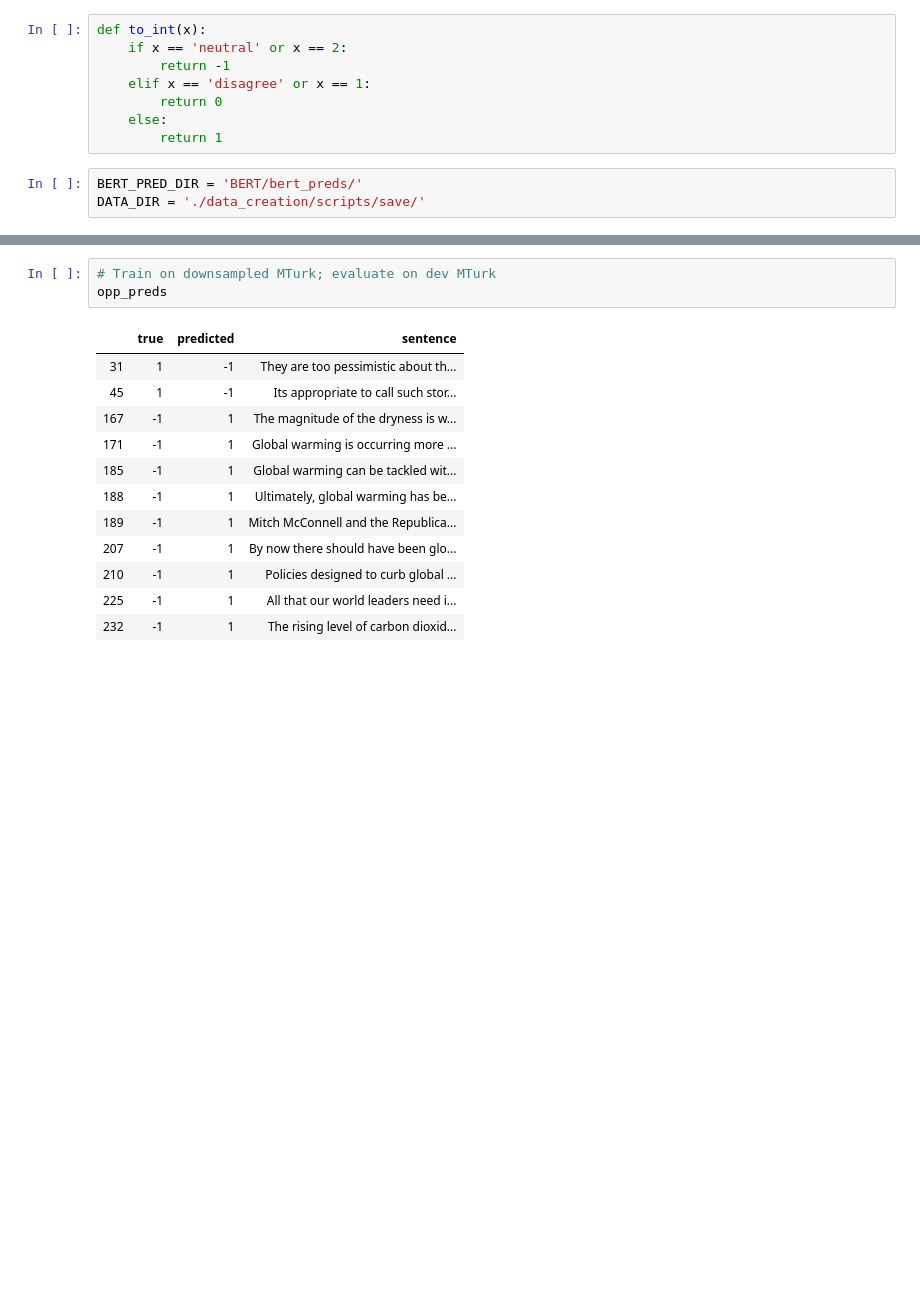
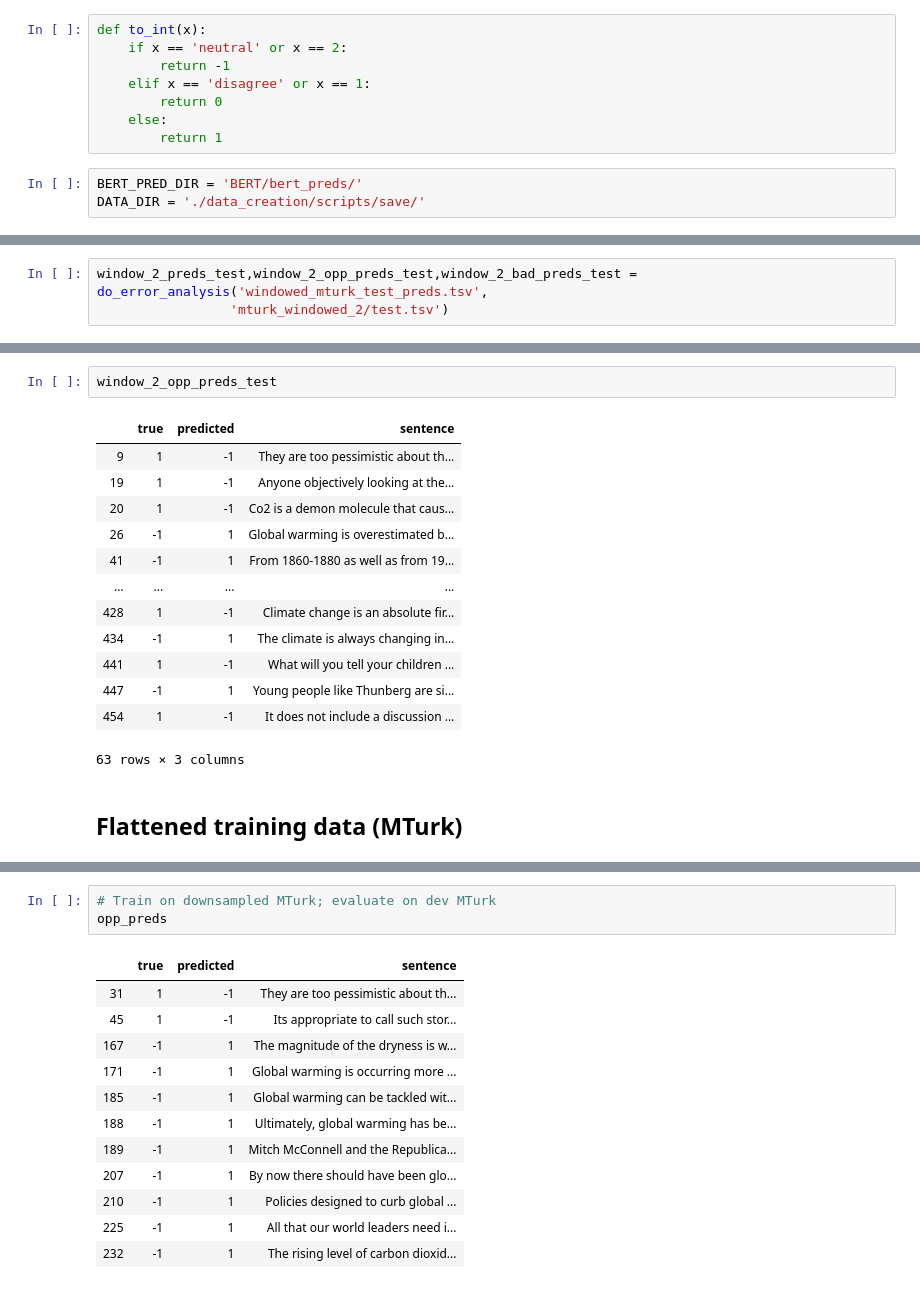
Before and after one commit to yiweiluo/GWStance, a Jupyter notebook: cc_stance/Error_analysis.ipynb, the cells around one changed output, grey strips where cells are left out. Saved outputs shown, nothing was run; the diff lists cells and outputs as text; blank space fills up the shorter version.

```diff
--- a/cc_stance/Error_analysis.ipynb
+++ b/cc_stance/Error_analysis.ipynb
@@ -80,0 +257,3 @@ def do_error_analysis(pred_filename,true_filename):
+# %%
+window_2_preds_test,window_2_opp_preds_test,window_2_bad_preds_test = do_error_analysis('windowed_mturk_test_preds.tsv',
+                 'mturk_windowed_2/test.tsv')
@@ -80,0 +278,18 @@ def do_error_analysis(pred_filename,true_filename):
+# %%
+window_2_opp_preds_test
+# %% [output]
+|  | true | predicted | sentence |
+| 9 | 1 | -1 | They are too pessimistic about th... |
+| 19 | 1 | -1 | Anyone objectively looking at the... |
+| 20 | 1 | -1 | Co2 is a demon molecule that caus... |
+| 26 | -1 | 1 | Global warming is overestimated b... |
+| 41 | -1 | 1 | From 1860-1880 as well as from 19... |
+| ... | ... | ... | ... |
+| 428 | 1 | -1 | Climate change is an absolute fir... |
+| 434 | -1 | 1 | The climate is always changing in... |
+| 441 | 1 | -1 | What will you tell your children ... |
+| 447 | -1 | 1 | Young people like Thunberg are si... |
+| 454 | 1 | -1 | It does not include a discussion ... |
+63 rows × 3 columns
+# %% [markdown]
+## Flattened training data (MTurk)
```
Also changed, not shown: parts of 53 cells of this notebook, 18 other files.
